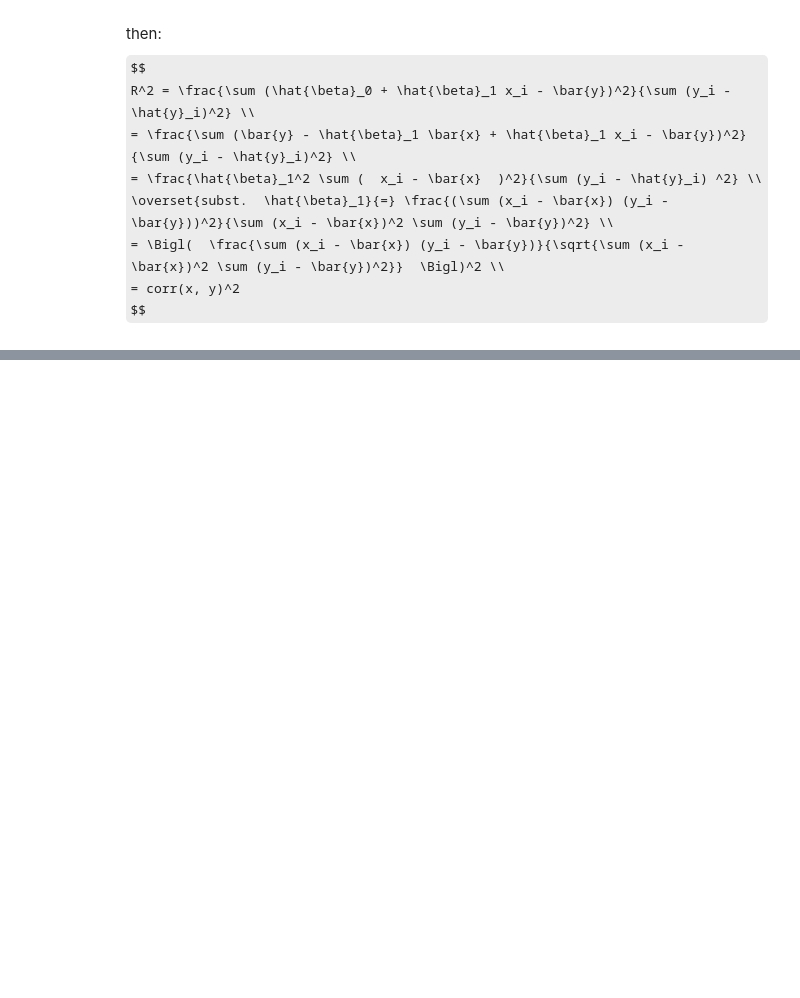
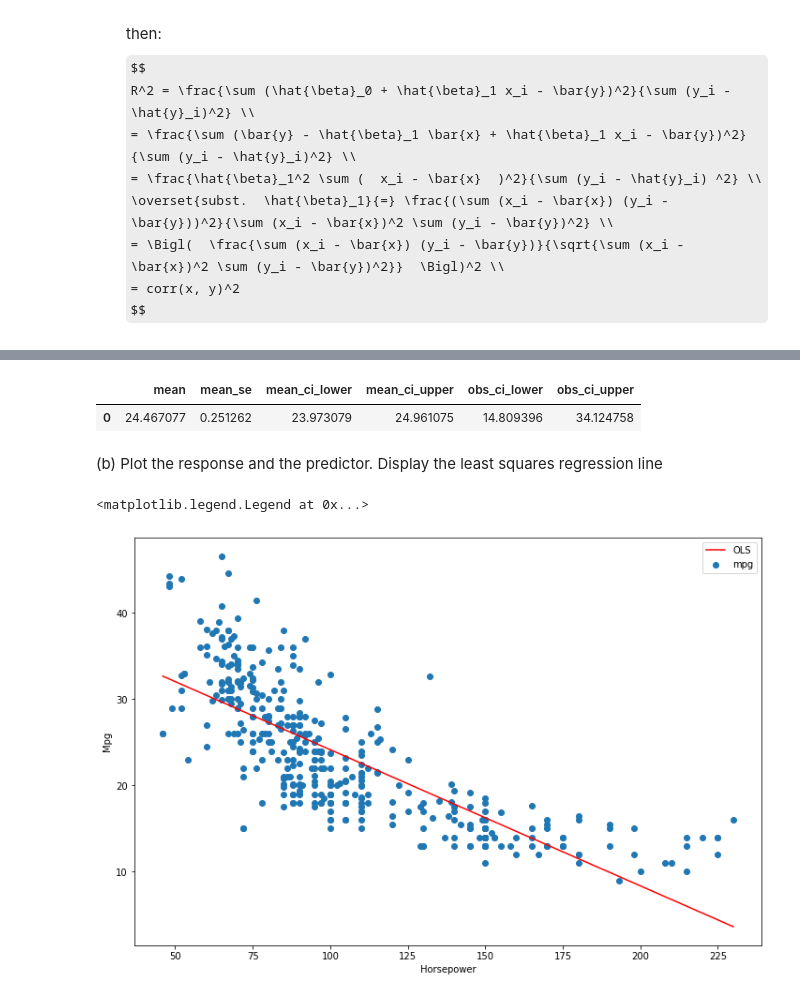
Before and after one commit to bartkowiaktomasz/introduction-to-statistical-learning-python, a Jupyter notebook: notebooks/Chapter_3.ipynb, the cells around one changed output, grey strips where cells are left out. Drawn from its saved outputs; the diff is of its cells as text; code cells hidden in the pictures; some formulas as TeX source; blank space fills up the shorter version.

```diff
--- a/notebooks/Chapter_3.ipynb
+++ b/notebooks/Chapter_3.ipynb
@@ -87,0 +101,6 @@ $$
+# %%
+auto_df = pd.read_csv("../data/Auto.csv").dropna()
+# Data point in position 32 has a value of "horsepower" == '?'
+auto_df["horsepower"] = pd.to_numeric(auto_df["horsepower"], errors="coerce")
+auto_df = auto_df.dropna()
+auto_df.head()
@@ -87,0 +114,6 @@ $$
+# %%
+y = auto_df.mpg
+X = auto_df.horsepower
+X = sm.add_constant(X)
+model = sm.OLS(y, X)
+results = model.fit()
@@ -87,0 +154,22 @@ $$
+# %%
+# "1" corresponds to the intercept term
+# alpha = significance level for confidence interval
+results.get_prediction(np.array([1, 98])).summary_frame(alpha=0.05)
+# %% [output]
+|  | mean | mean_se | mean_ci_lower | mean_ci_upper | obs_ci_lower | obs_ci_upper |
+| 0 | 24.467077 | 0.251262 | 23.973079 | 24.961075 | 14.809396 | 34.124758 |
+# %% [markdown]
+(b) Plot the response and the predictor. Display the least squares regression line
+# %%
+X = np.linspace(min(auto_df.horsepower), max(auto_df.horsepower))
+X = sm.add_constant(X)
+y_pred = results.predict(X)
+_, ax = plt.subplots(1, 1, figsize=(12, 8))
+ax.scatter(auto_df.horsepower, auto_df.mpg, label="mpg")
+ax.plot(X[:, 1], y_pred, c='r', label="OLS")
+ax.set_xlabel("Horsepower")
+ax.set_ylabel("Mpg")
+ax.legend()
+# %% [output]
+<matplotlib.legend.Legend at 0x...>
+[figure, added]
```
Also changed, not shown: parts of 26 cells of this notebook.
